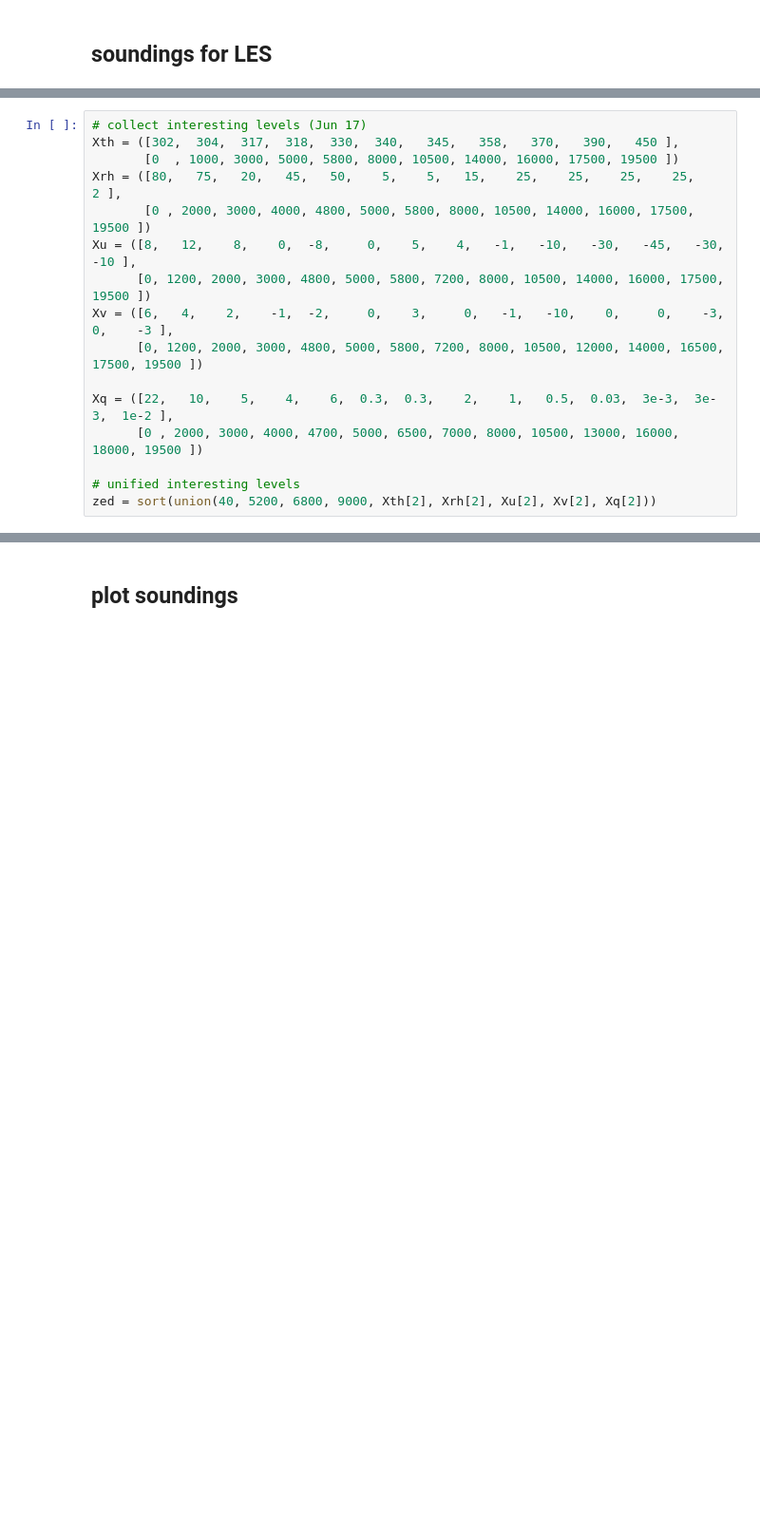
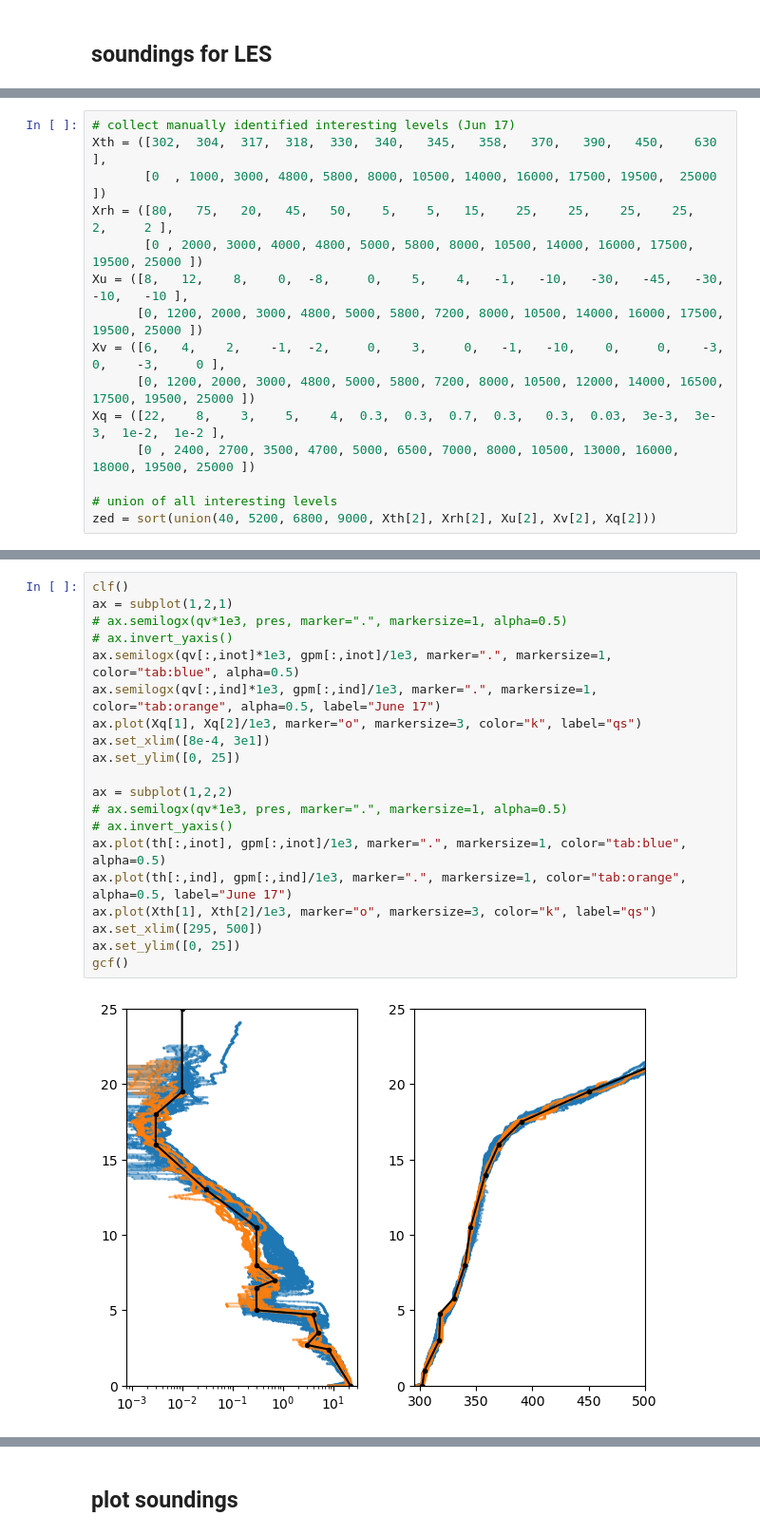
Before and after one commit to deszoeke/ASTRAL-soundings, a Jupyter notebook: src/read_raobe_txt.ipynb, the cells around one changed output, grey strips where cells are left out. Shown at 95% size. Saved outputs shown, nothing was run; the diff lists cells and outputs as text; blank space fills up the shorter version.

```diff
--- a/src/read_raobe_txt.ipynb
+++ b/src/read_raobe_txt.ipynb
@@ -703,17 +685,16 @@ gcf()
 # %%
-# collect interesting levels (Jun 17)
-Xth = ([302,  304,  317,  318,  330,  340,   345,   358,   370,   390,   450 ],
-       [0  , 1000, 3000, 5000, 5800, 8000, 10500, 14000, 16000, 17500, 19500 ])
-Xrh = ([80,   75,   20,   45,   50,    5,    5,   15,    25,    25,    25,    25,     2 ],
-       [0 , 2000, 3000, 4000, 4800, 5000, 5800, 8000, 10500, 14000, 16000, 17500, 19500 ])
-Xu = ([8,   12,    8,    0,  -8,     0,    5,    4,   -1,   -10,   -30,   -45,   -30,   -10 ],
-      [0, 1200, 2000, 3000, 4800, 5000, 5800, 7200, 8000, 10500, 14000, 16000, 17500, 19500 ])
-Xv = ([6,   4,    2,    -1,  -2,     0,    3,     0,   -1,   -10,    0,     0,    -3,     0,    -3 ],
-      [0, 1200, 2000, 3000, 4800, 5000, 5800, 7200, 8000, 10500, 12000, 14000, 16500, 17500, 19500 ])
+# collect manually identified interesting levels (Jun 17)
+Xth = ([302,  304,  317,  318,  330,  340,   345,   358,   370,   390,   450,    630 ],
+       [0  , 1000, 3000, 4800, 5800, 8000, 10500, 14000, 16000, 17500, 19500,  25000 ])
+Xrh = ([80,   75,   20,   45,   50,    5,    5,   15,    25,    25,    25,    25,     2,     2 ],
+       [0 , 2000, 3000, 4000, 4800, 5000, 5800, 8000, 10500, 14000, 16000, 17500, 19500, 25000 ])
+Xu = ([8,   12,    8,    0,  -8,     0,    5,    4,   -1,   -10,   -30,   -45,   -30,   -10,   -10 ],
+      [0, 1200, 2000, 3000, 4800, 5000, 5800, 7200, 8000, 10500, 14000, 16000, 17500, 19500, 25000 ])
+Xv = ([6,   4,    2,    -1,  -2,     0,    3,     0,   -1,   -10,    0,     0,    -3,     0,    -3,     0 ],
+      [0, 1200, 2000, 3000, 4800, 5000, 5800, 7200, 8000, 10500, 12000, 14000, 16500, 17500, 19500, 25000 ])
+Xq = ([22,    8,    3,    5,    4,  0.3,  0.3,  0.7,  0.3,   0.3,  0.03,  3e-3,  3e-3,  1e-2,  1e-2 ],
+      [0 , 2400, 2700, 3500, 4700, 5000, 6500, 7000, 8000, 10500, 13000, 16000, 18000, 19500, 25000 ])
 
-Xq = ([22,   10,    5,    4,    6,  0.3,  0.3,    2,    1,   0.5,  0.03,  3e-3,  3e-3,  1e-2 ],
-      [0 , 2000, 3000, 4000, 4700, 5000, 6500, 7000, 8000, 10500, 13000, 16000, 18000, 19500 ])
-
-# unified interesting levels
+# union of all interesting levels
 zed = sort(union(40, 5200, 6800, 9000, Xth[2], Xrh[2], Xu[2], Xv[2], Xq[2]))
 # %% [output]
@@ -736,0 +718,22 @@ zed = sort(union(40, 5200, 6800, 9000, Xth[2], Xrh[2], Xu[2], Xv[2], Xq[2]))
+# %%
+clf()
+ax = subplot(1,2,1)
+# ax.semilogx(qv*1e3, pres, marker=".", markersize=1, alpha=0.5)
+# ax.invert_yaxis()
+ax.semilogx(qv[:,inot]*1e3, gpm[:,inot]/1e3, marker=".", markersize=1, color="tab:blue", alpha=0.5)
+ax.semilogx(qv[:,ind]*1e3, gpm[:,ind]/1e3, marker=".", markersize=1, color="tab:orange", alpha=0.5, label="June 17")
+ax.plot(Xq[1], Xq[2]/1e3, marker="o", markersize=3, color="k", label="qs")
+ax.set_xlim([8e-4, 3e1])
+ax.set_ylim([0, 25])
+
+ax = subplot(1,2,2)
+# ax.semilogx(qv*1e3, pres, marker=".", markersize=1, alpha=0.5)
+# ax.invert_yaxis()
+ax.plot(th[:,inot], gpm[:,inot]/1e3, marker=".", markersize=1, color="tab:blue", alpha=0.5)
+ax.plot(th[:,ind], gpm[:,ind]/1e3, marker=".", markersize=1, color="tab:orange", alpha=0.5, label="June 17")
+ax.plot(Xth[1], Xth[2]/1e3, marker="o", markersize=3, color="k", label="qs")
+ax.set_xlim([295, 500])
+ax.set_ylim([0, 25])
+gcf()
+# %% [output]
+[figure, added]
```
Also changed, not shown: parts of 13 cells of this notebook, 1 other file.
